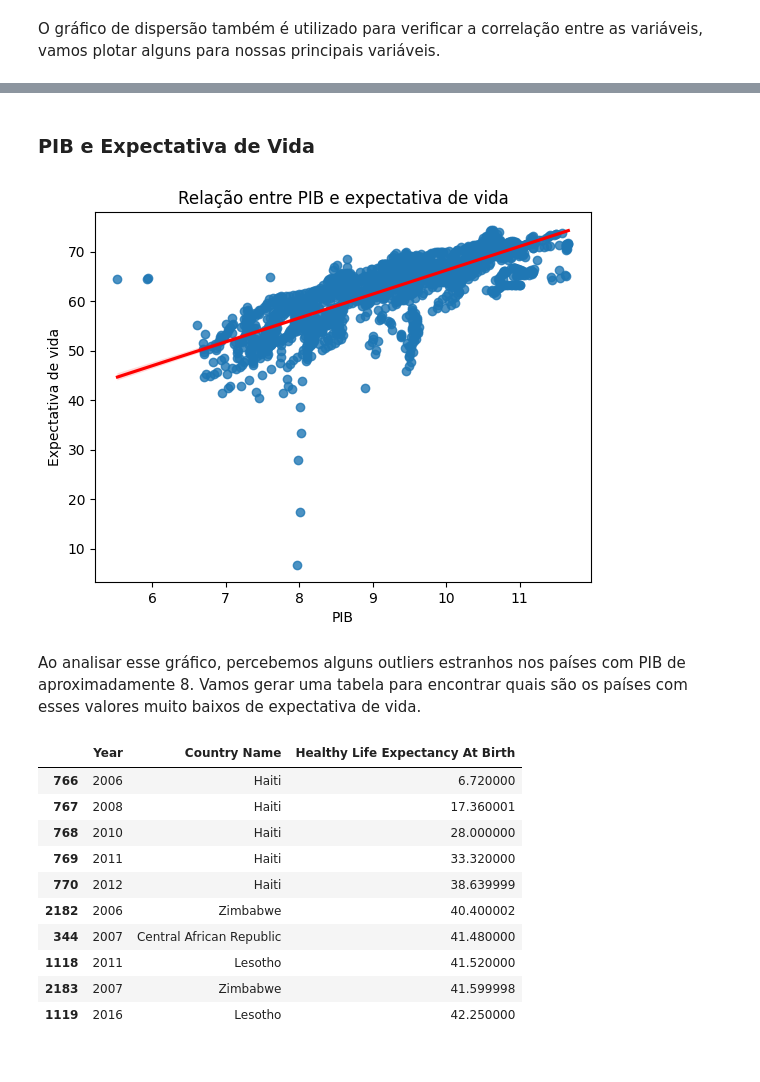
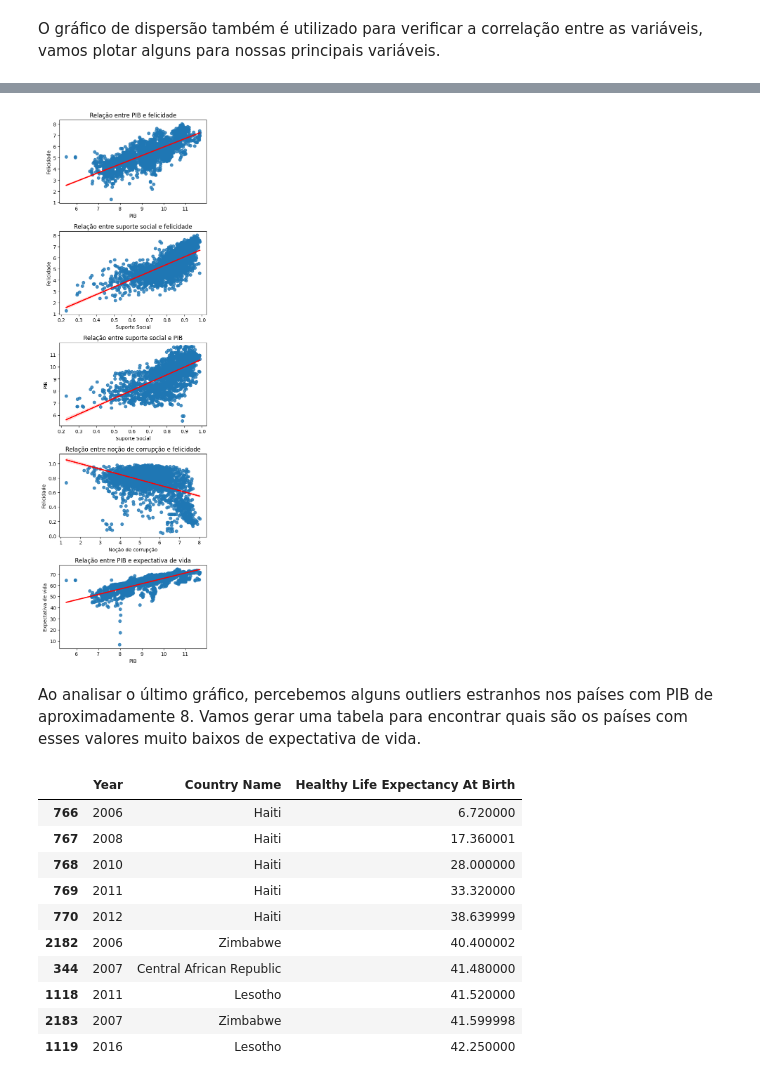
Before and after one commit to grwgabriel/Analise-Descritiva-Felicidade-Mundial, a Jupyter notebook: Projeto_Análise_Felicidade_Mundial.ipynb, the cells around one changed output, grey strips where cells are left out. Saved outputs shown, nothing was run; the diff lists cells and outputs as text; code cells hidden in the pictures.

```diff
--- a/Projeto_Análise_Felicidade_Mundial.ipynb
+++ b/Projeto_Análise_Felicidade_Mundial.ipynb
@@ -517,17 +504,53 @@ plt.title("Relação entre PIB e felicidade");
-# %% [markdown]
-### PIB e Expectativa de Vida
-# %%
-#Plotando o gráfico
-sns.regplot(x=PIB, y=db["Healthy Life Expectancy At Birth"], line_kws={"color":"red"})
-
-#Configurando títulos
-plt.ylabel("Expectativa de vida")
-plt.xlabel("PIB")
-plt.title("Relação entre PIB e expectativa de vida");
-# %% [output]
-[figure, removed]
+# %%
+plt.figure(figsize=(5,16))
+ax1 = plt.subplot(5,1,1)
+
+#Variáveis
+PIB = db["Log GDP Per Capita"]
+felicidade = db["Life Ladder"]
+expectativa_vida = db["Healthy Life Expectancy At Birth"]
+suporte_social = db["Social Support"]
+corrupcao = db["Perceptions Of Corruption"]
+
+#Primeiro gráfico
+sns.regplot(x=PIB, y=felicidade, line_kws={'color': 'red'})
+plt.ylabel("Felicidade")
+plt.xlabel("PIB")
+plt.title("Relação entre PIB e felicidade");
+
+plt.subplot(5,1,2)
+#Segundo gráfico
+sns.regplot(x=suporte_social, y=felicidade, line_kws={'color': 'red'})
+plt.ylabel("Felicidade")
+plt.xlabel("Suporte Social")
+plt.title("Relação entre suporte social e felicidade");
+
+plt.subplot(5,1,3)
+#Terceiro gráfico
+sns.regplot(x=suporte_social, y=PIB, line_kws={'color': 'red'})
+plt.ylabel("PIB")
+plt.xlabel("Suporte Social")
+plt.title("Relação entre suporte social e PIB");
+
+plt.subplot(5,1,4)
+#Quarto gráfico
+sns.regplot(x=felicidade, y=corrupcao, line_kws={'color': 'red'})
+plt.ylabel("Felicidade")
+plt.xlabel("Noção de corrupção")
+plt.title("Relação entre noção de corrupção e felicidade");
+
+plt.subplot(5,1,5)
+#Último gráfico
+sns.regplot(x=PIB, y=expectativa_vida, line_kws={"color":"red"})
+plt.ylabel("Expectativa de vida")
+plt.xlabel("PIB")
+plt.title("Relação entre PIB e expectativa de vida");
+
+plt.tight_layout()
+# %% [output]
+[figure, added]
 # %% [markdown]
-Ao analisar esse gráfico, percebemos alguns outliers estranhos nos países com PIB de aproximadamente 8.
+Ao analisar o último gráfico, percebemos alguns outliers estranhos nos países com PIB de aproximadamente 8.
 Vamos gerar uma tabela para encontrar quais são os países com esses valores muito baixos de expectativa de vida.
 # %%
 db[["Year","Country Name","Healthy Life Expectancy At Birth"]].sort_values(by="Healthy Life Expectancy At Birth").head(10)
```
Also changed, not shown: parts of 13 cells of this notebook.
